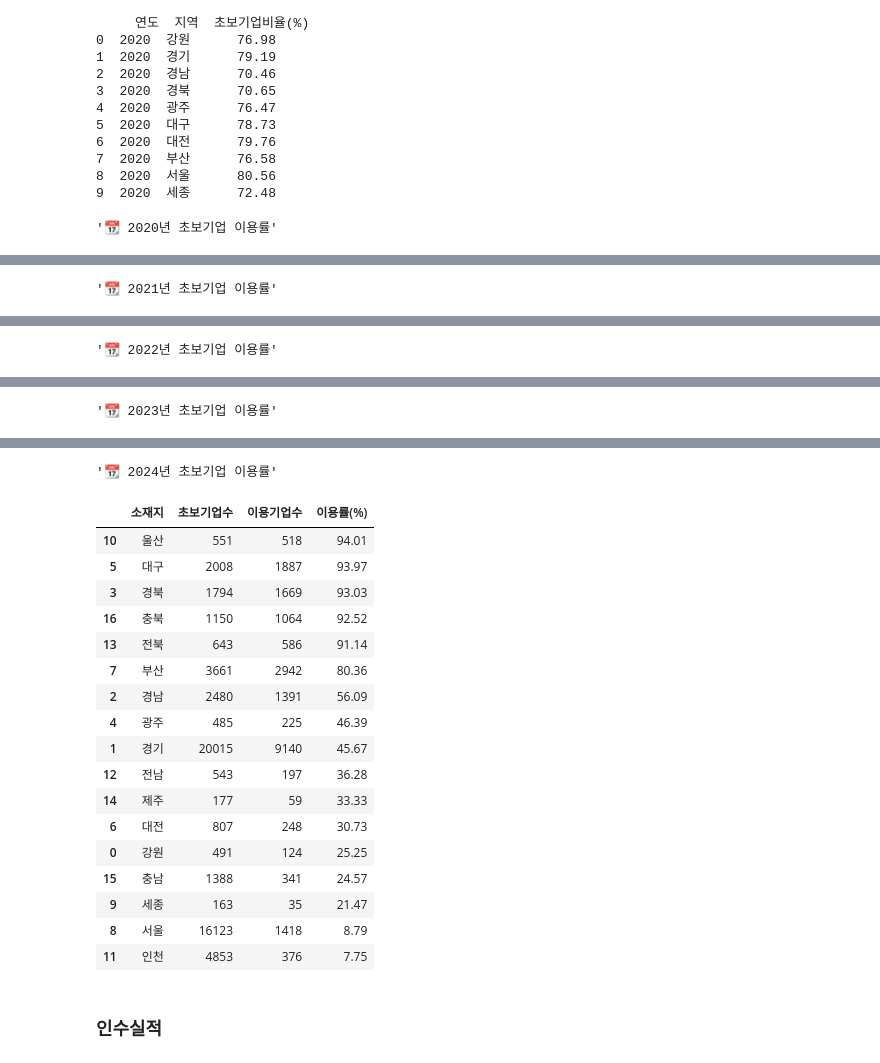
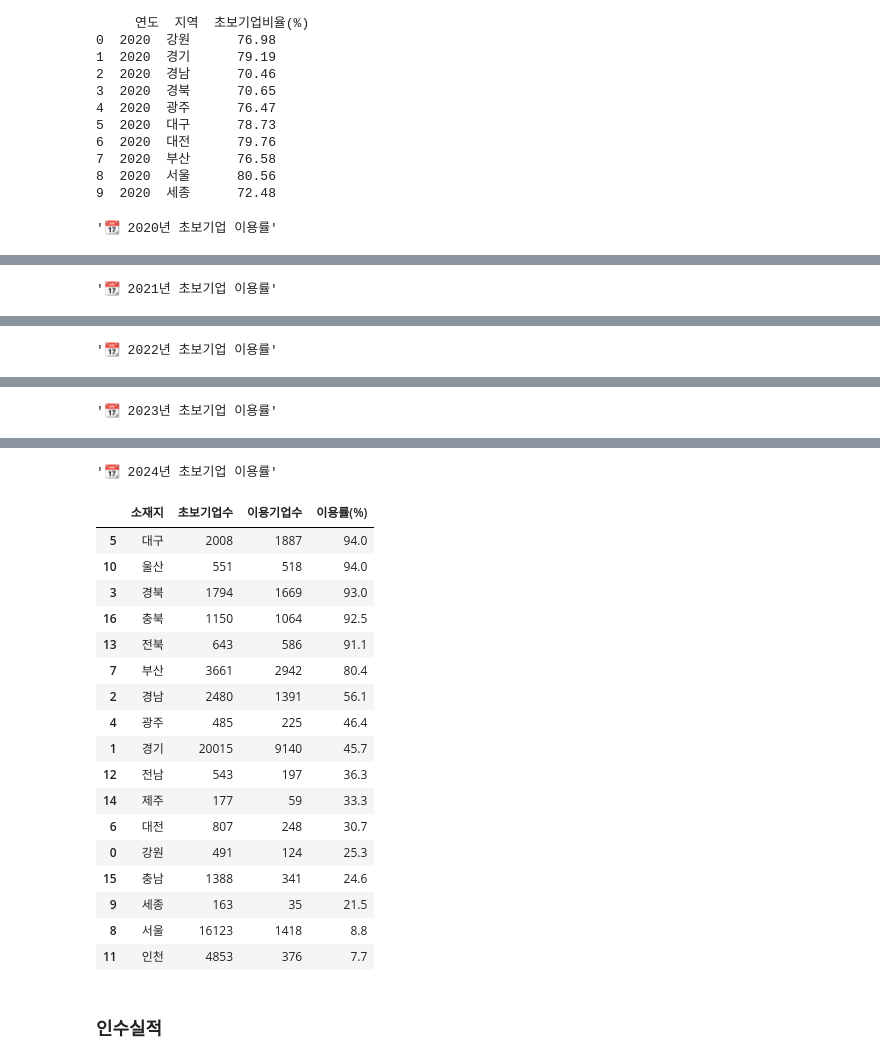
Before and after one commit to inseonseo/Ksure_bigdata, a Jupyter notebook: usage/insu.ipynb, the cells around one changed output, grey strips where cells are left out. Saved outputs shown, nothing was run; the diff lists cells and outputs as text; code cells hidden in the pictures.

```diff
--- a/usage/insu.ipynb
+++ b/usage/insu.ipynb
@@ -1161,6 +1169,48 @@ filtered['수출초보'].replace({
     True: '수출초보기업',
     False: '수출성장형기업'
 })
+# %%
+import pandas as pd
+import plotly.express as px
+import plotly.graph_objects as go
+
+# 1) 공통 전처리: 레이블 통일
+uu = filtered.copy()
+uu['수출초보_구분'] = uu['수출초보'].replace({True: '수출초보기업', False: '일반기업'})
+
+# 2) 연도별 기업수/이용률 집계
+agg = (uu
+       .groupby(['기준연도', '수출초보_구분'])
+       .agg(기업수=('사업자등록번호','nunique'),
+            이용기업수=('이용여부', lambda x: (x=='이용').sum()))
+       .reset_index())
+agg['이용률(%)'] = (agg['이용기업수']/agg['기업수']*100).round(2)
+
+# 3) (비중) 연도별 그룹 구성비: stacked bar
+comp = agg.copy()
+comp['전체기업수'] = comp.groupby('기준연도')['기업수'].transform('sum')
+comp['구성비(%)'] = (comp['기업수']/comp['전체기업수']*100).round(1)
+
+fig1 = px.bar(comp, x='기준연도', y='구성비(%)', color='수출초보_구분',
+              title='연도별 초보기업 vs 성장형 구성비(%)',
+              text='구성비(%)')
+fig1.update_layout(barmode='stack', height=420)
+fig1.update_traces(textposition='inside')
+fig1.show()
+
+# 4) (이용률) 연도별 군집 막대
+fig2 = px.bar(agg, x='기준연도', y='이용률(%)', color='수출초보_구분',
+              barmode='group', text='이용률(%)',
+              title='연도별 무역보험 이용률(%)')
+fig2.update_layout(height=420)
+fig2.update_traces(textposition='outside', cliponaxis=False)
+fig2.show()
+
+# 5) (선택) 이용률 라인차트로 추이 비교
+fig3 = px.line(agg, x='기준연도', y='이용률(%)', color='수출초보_구분',
+               markers=True, title='연도별 무역보험 이용률 추이')
+fig3.update_layout(height=420)
+fig3.show()
 # %%
 for year in range(2020, 2025):
     uu = filtered.copy()
@@ -1487,7 +1537,7 @@ for year in range(2020, 2025):
         '이용여부': lambda x: (x == '이용').sum()
     }).reset_index()
     novice_regional_y.columns = ['소재지', '초보기업수', '이용기업수']
-    novice_regional_y['이용률(%)'] = (novice_regional_y['이용기업수'] / novice_regional_y['초보기업수'] * 100).round(2)
+    novice_regional_y['이용률(%)'] = (novice_regional_y['이용기업수'] / novice_regional_y['초보기업수'] * 100).round(1)
     novice_regional_y = novice_regional_y.sort_values('이용률(%)', ascending=False)
 
     display(f"📆 {year}년 초보기업 이용률")
@@ -1581,22 +1631,22 @@ for year in range(2020, 2025):
 '📆 2024년 초보기업 이용률'
 |  | 소재지 | 초보기업수 | 이용기업수 | 이용률(%) |
-| 10 | 울산 | 551 | 518 | 94.01 |
-| 5 | 대구 | 2008 | 1887 | 93.97 |
-| 3 | 경북 | 1794 | 1669 | 93.03 |
-| 16 | 충북 | 1150 | 1064 | 92.52 |
-| 13 | 전북 | 643 | 586 | 91.14 |
-| 7 | 부산 | 3661 | 2942 | 80.36 |
-| 2 | 경남 | 2480 | 1391 | 56.09 |
-| 4 | 광주 | 485 | 225 | 46.39 |
-| 1 | 경기 | 20015 | 9140 | 45.67 |
-| 12 | 전남 | 543 | 197 | 36.28 |
-| 14 | 제주 | 177 | 59 | 33.33 |
-| 6 | 대전 | 807 | 248 | 30.73 |
-| 0 | 강원 | 491 | 124 | 25.25 |
-| 15 | 충남 | 1388 | 341 | 24.57 |
-| 9 | 세종 | 163 | 35 | 21.47 |
-| 8 | 서울 | 16123 | 1418 | 8.79 |
-| 11 | 인천 | 4853 | 376 | 7.75 |
+| 5 | 대구 | 2008 | 1887 | 94.0 |
+| 10 | 울산 | 551 | 518 | 94.0 |
+| 3 | 경북 | 1794 | 1669 | 93.0 |
+| 16 | 충북 | 1150 | 1064 | 92.5 |
+| 13 | 전북 | 643 | 586 | 91.1 |
+| 7 | 부산 | 3661 | 2942 | 80.4 |
+| 2 | 경남 | 2480 | 1391 | 56.1 |
+| 4 | 광주 | 485 | 225 | 46.4 |
+| 1 | 경기 | 20015 | 9140 | 45.7 |
+| 12 | 전남 | 543 | 197 | 36.3 |
+| 14 | 제주 | 177 | 59 | 33.3 |
+| 6 | 대전 | 807 | 248 | 30.7 |
+| 0 | 강원 | 491 | 124 | 25.3 |
+| 15 | 충남 | 1388 | 341 | 24.6 |
+| 9 | 세종 | 163 | 35 | 21.5 |
+| 8 | 서울 | 16123 | 1418 | 8.8 |
+| 11 | 인천 | 4853 | 376 | 7.7 |
 # %% [markdown]
 ### 인수실적
 # %%
```
Also changed, not shown: parts of 30 cells of this notebook, 4 other files.
